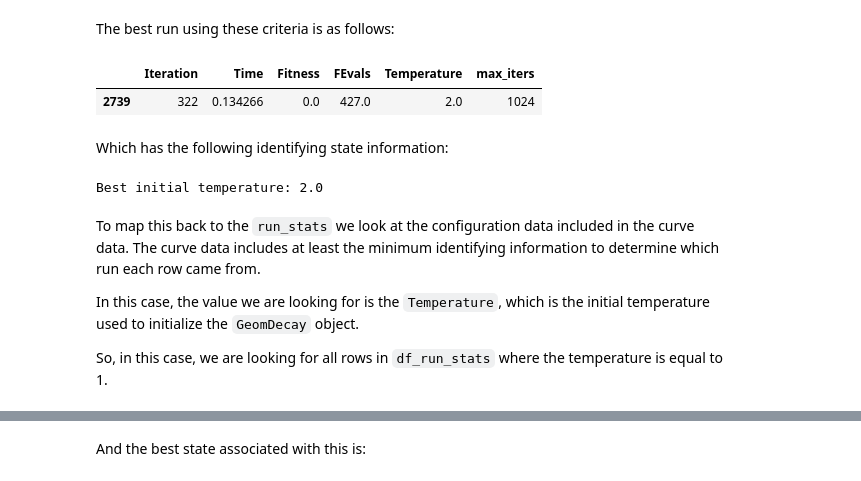
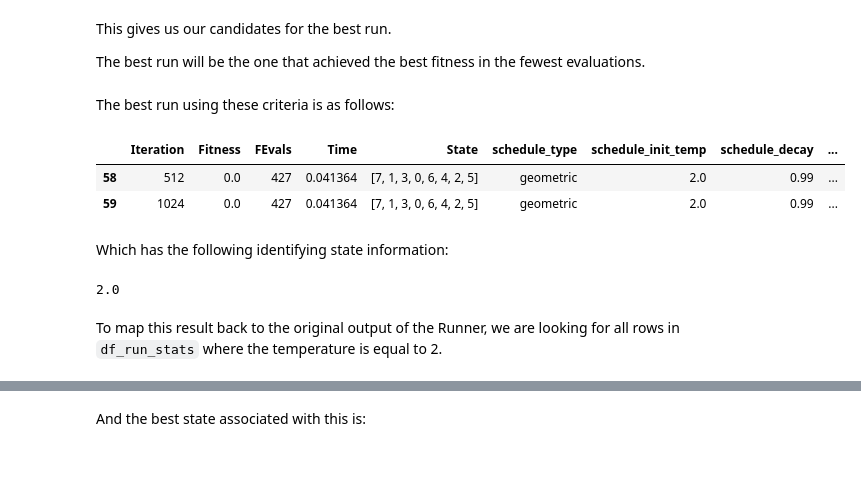
Before and after one commit to zerolinux5/mlrose-ky, a Jupyter notebook: examples/problem_examples.ipynb, the cells around one changed output, grey strips where cells are left out. Drawn from its saved outputs; the diff is of its cells as text; code cells hidden in the pictures.

```diff
--- a/examples/problem_examples.ipynb
+++ b/examples/problem_examples.ipynb
@@ -142,0 +70,3 @@ best_curve_run = best_runs[best_runs["FEvals"] == minimum_evaluations]
+# %%
+# Generate a new 8-Queens optimization problem using a fixed seed
+problem = QueensGenerator.generate(seed=123456, size=8)
@@ -142,0 +102,15 @@ best_curve_run = best_runs[best_runs["FEvals"] == minimum_evaluations]
+# %%
+# Create an SA Runner instance to solve the problem
+sa = SARunner(
+    problem=problem,
+    experiment_name="queens_8_sa",
+    seed=123456,
+    output_directory=None,  # Note: specify an output directory (str) to have these results saved to disk
+    max_attempts=100,
+    temperature_list=[0.1, 0.5, 0.75, 1.0, 2.0, 5.0],
+    decay_list=[mlrose.GeomDecay],
+    iteration_list=2 ** np.arange(11),  # list of 11 integers from 2^0 to 2^11
+)
+
+# Run the SA Runner and retrieve its results
+df_run_stats, df_run_curves = sa.run()
@@ -142,0 +184,6 @@ best_curve_run = best_runs[best_runs["FEvals"] == minimum_evaluations]
+# %%
+best_fitness = df_run_stats["Fitness"].min()  # Should be 0.0 in this case
+
+# Get all runs with the best fitness value
+best_runs = df_run_stats[df_run_stats["Fitness"] == best_fitness]
+HTML(best_runs.to_html())
@@ -143,25 +200,27 @@ best_curve_run = best_runs[best_runs["FEvals"] == minimum_evaluations]
+# %% [markdown]
+This gives us our candidates for the best run.
+
+The best run will be the one that achieved the best fitness in the fewest evaluations.
+# %%
+minimum_evaluations = best_runs["FEvals"].min()  # Should be 461 in this case
+
+# Extract the best run with the minimum number of evaluations
+best_run = best_runs[best_runs["FEvals"] == minimum_evaluations]
 # %% [markdown]
 The best run using these criteria is as follows:
 # %%
-HTML(best_curve_run.to_html())
+HTML(best_run.to_html())
 # %% [output]
-|  | Iteration | Time | Fitness | FEvals | Temperature | max_iters |
-| 2739 | 322 | 0.134266 | 0.0 | 427.0 | 2.0 | 1024 |
+|  | Iteration | Fitness | FEvals | Time | State | schedule_type | schedule_init_temp | schedule_decay | ... |
+| 58 | 512 | 0.0 | 427 | 0.041364 | [7, 1, 3, 0, 6, 4, 2, 5] | geometric | 2.0 | 0.99 | ... |
+| 59 | 1024 | 0.0 | 427 | 0.041364 | [7, 1, 3, 0, 6, 4, 2, 5] | geometric | 2.0 | 0.99 | ... |
 # %% [markdown]
 Which has the following identifying state information:
-# %%
-best_init_temperature = best_curve_run["Temperature"].iloc()[0].init_temp
-
-print(f"Best initial temperature: {best_init_temperature}")
-# %% [output]
-Best initial temperature: 2.0
-# %% [markdown]
-To map this back to the `run_stats` we look at the configuration data included in
-the curve data. The curve data includes at least the minimum identifying information
-to determine which run each row came from.
-
-In this case, the value we are looking for is the `Temperature`, which is the initial temperature
-used to initialize the `GeomDecay` object.
-
-So, in this case, we are looking for all rows in `df_run_stats` where the temperature is equal to 1.
+# %%
+best_temperature_param = best_run["Temperature"].iloc[0].init_temp
+best_temperature_param
+# %% [output]
+2.0
+# %% [markdown]
+To map this result back to the original output of the Runner, we are looking for all rows in `df_run_stats` where the temperature is equal to 2.
 # %%
```
Also changed, not shown: parts of 61 cells of this notebook.
